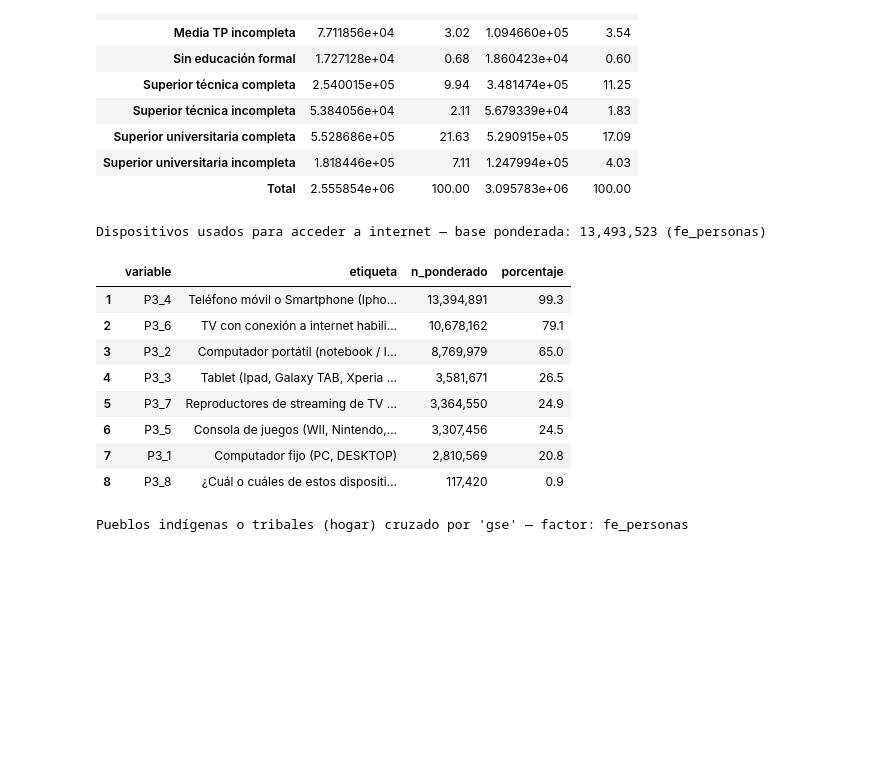
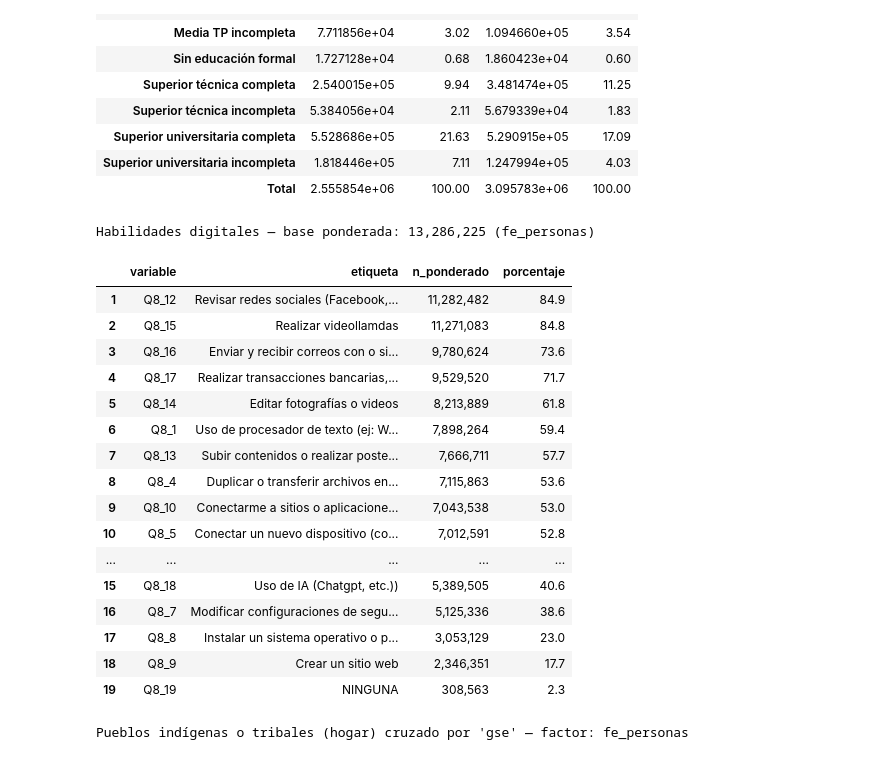
Before and after one commit to tomasleale/eaui_subtel, a Jupyter notebook: eaui2026_v2.ipynb, the cells around one changed output. Cells and saved outputs as stored; diff of their text form; code cells hidden in the pictures; blank space fills up the shorter version.

```diff
--- a/eaui2026_v2.ipynb
+++ b/eaui2026_v2.ipynb
@@ -120,7 +120,7 @@ diccionario[
 | 6 | A10 | A10.- Pensando en el jefe de hoga... |
 # %%
 # Ver categorías codificadas de una variable
-variable = 'P3_1'
+variable = 'Q8_1'
 labels = meta.variable_value_labels.get(variable, {})
 if labels:
     for k, v in labels.items(): print(f'  {k} -> {v}')
@@ -617,18 +615,26 @@ dstats(df, 'educ_jh', tipo='cruzada', cruce='sexo', factor='fe_hogar', estilo=Fa
 | Superior universitaria incompleta | 1.818446e+05 | 7.11 | 1.247994e+05 | 4.03 |
 | Total | 2.555854e+06 | 100.00 | 3.095783e+06 | 100.00 |
 # %%
-analizar_rm('P3', factor='fe_personas')
+analizar_rm('Q8', factor='fe_personas')
 # %% [output]
-Dispositivos usados para acceder a internet — base ponderada: 13,493,523 (fe_personas)
+Habilidades digitales — base ponderada: 13,286,225 (fe_personas)
 |  | variable | etiqueta | n_ponderado | porcentaje |
-| 1 | P3_4 | Teléfono móvil o Smartphone (Ipho... | 13,394,891 | 99.3 |
-| 2 | P3_6 | TV con conexión a internet habili... | 10,678,162 | 79.1 |
-| 3 | P3_2 | Computador portátil (notebook / l... | 8,769,979 | 65.0 |
-| 4 | P3_3 | Tablet (Ipad, Galaxy TAB, Xperia ... | 3,581,671 | 26.5 |
-| 5 | P3_7 | Reproductores de streaming de TV ... | 3,364,550 | 24.9 |
-| 6 | P3_5 | Consola de juegos (WII, Nintendo,... | 3,307,456 | 24.5 |
-| 7 | P3_1 | Computador fijo (PC, DESKTOP) | 2,810,569 | 20.8 |
-| 8 | P3_8 | ¿Cuál o cuáles de estos dispositi... | 117,420 | 0.9 |
+| 1 | Q8_12 | Revisar redes sociales (Facebook,... | 11,282,482 | 84.9 |
+| 2 | Q8_15 | Realizar videollamdas | 11,271,083 | 84.8 |
+| 3 | Q8_16 | Enviar y recibir correos con o si... | 9,780,624 | 73.6 |
+| 4 | Q8_17 | Realizar transacciones bancarias,... | 9,529,520 | 71.7 |
+| 5 | Q8_14 | Editar fotografías o videos | 8,213,889 | 61.8 |
+| 6 | Q8_1 | Uso de procesador de texto (ej: W... | 7,898,264 | 59.4 |
+| 7 | Q8_13 | Subir contenidos o realizar poste... | 7,666,711 | 57.7 |
+| 8 | Q8_4 | Duplicar o transferir archivos en... | 7,115,863 | 53.6 |
+| 9 | Q8_10 | Conectarme a sitios o aplicacione... | 7,043,538 | 53.0 |
+| 10 | Q8_5 | Conectar un nuevo dispositivo (co... | 7,012,591 | 52.8 |
+| ... | ... | ... | ... | ... |
+| 15 | Q8_18 | Uso de IA (Chatgpt, etc.)) | 5,389,505 | 40.6 |
+| 16 | Q8_7 | Modificar configuraciones de segu... | 5,125,336 | 38.6 |
+| 17 | Q8_8 | Instalar un sistema operativo o p... | 3,053,129 | 23.0 |
+| 18 | Q8_9 | Crear un sitio web | 2,346,351 | 17.7 |
+| 19 | Q8_19 | NINGUNA | 308,563 | 2.3 |
 # %%
 analizar_rm_cruce('A12', cruce='gse', factor='fe_personas')
 # %% [output]
```
Also changed, not shown: parts of 3 cells of this notebook.
